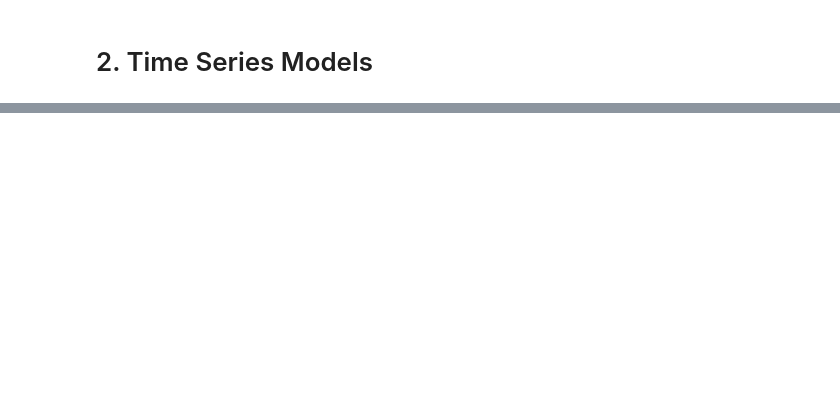
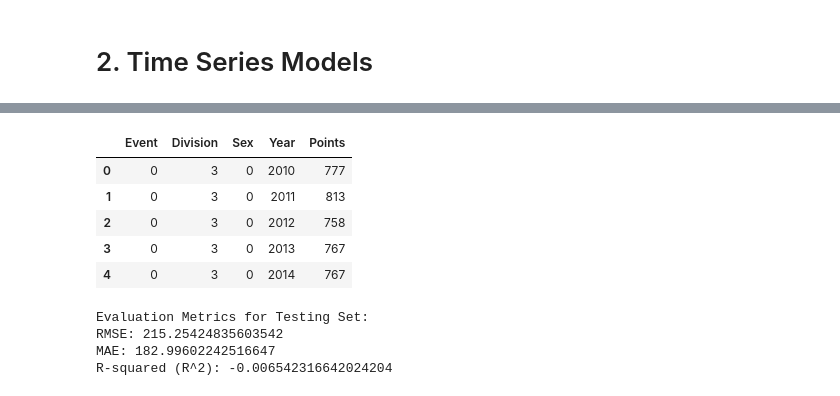
Before and after one commit to GeckoG/NW-Capstone, a Jupyter notebook: models.ipynb, the cells around one changed output, grey strips where cells are left out. Cells and saved outputs as stored; diff of their text form; code cells hidden in the pictures; blank space fills up the shorter version.

Commit message:
modeling complete

```diff
--- a/models.ipynb
+++ b/models.ipynb
@@ -361,0 +206,44 @@ ImportError: cannot import name 'VARMAXOrder' from 'statsmodels.tsa.statespace.v
+# %%
+df.head()
+# %% [output]
+|  | Event | Division | Sex | Year | Points |
+| 0 | 0 | 3 | 0 | 2010 | 777 |
+| 1 | 0 | 3 | 0 | 2011 | 813 |
+| 2 | 0 | 3 | 0 | 2012 | 758 |
+| 3 | 0 | 3 | 0 | 2013 | 767 |
+| 4 | 0 | 3 | 0 | 2014 | 767 |
+# %%
+from statsmodels.tsa.api import VAR
+
+# Ensure data is sorted by 'Year'
+df.sort_values(by='Year', inplace=True)
+
+# Split data into training (2010-2021) and testing (2022-2023) sets
+train_data = df[df['Year'].between(2010, 2021)]
+test_data = df[df['Year'].between(2022, 2023)]
+
+# Select relevant columns for modeling
+train_data = train_data[['Event', 'Division', 'Sex', 'Year', 'Points']]
+test_data = test_data[['Event', 'Division', 'Sex', 'Year', 'Points']]
+
+# Train VAR model
+model = VAR(train_data.drop(columns=['Year']))
+model_fitted = model.fit()
+
+# Get actual vs forecasted values for testing set
+actual_values = test_data['Points'].values
+forecast_values = model_fitted.forecast(test_data.drop(columns=['Year']).values, steps=len(test_data))[:, -1]
+
+# Calculate and print evaluation metrics
+rmse = root_mean_squared_error(actual_values, forecast_values)
+mae = mean_absolute_error(actual_values, forecast_values)
+r2 = r2_score(actual_values, forecast_values)
+print("Evaluation Metrics for Testing Set:")
+print("RMSE:", rmse)
+print("MAE:", mae)
+print("R-squared (R^2):", r2)
+# %% [output]
+Evaluation Metrics for Testing Set:
+RMSE: 215.25424835603542
+MAE: 182.99602242516647
+R-squared (R^2): -0.006542316642024204
```
Also changed, not shown: parts of 11 cells of this notebook, 6 other files.
